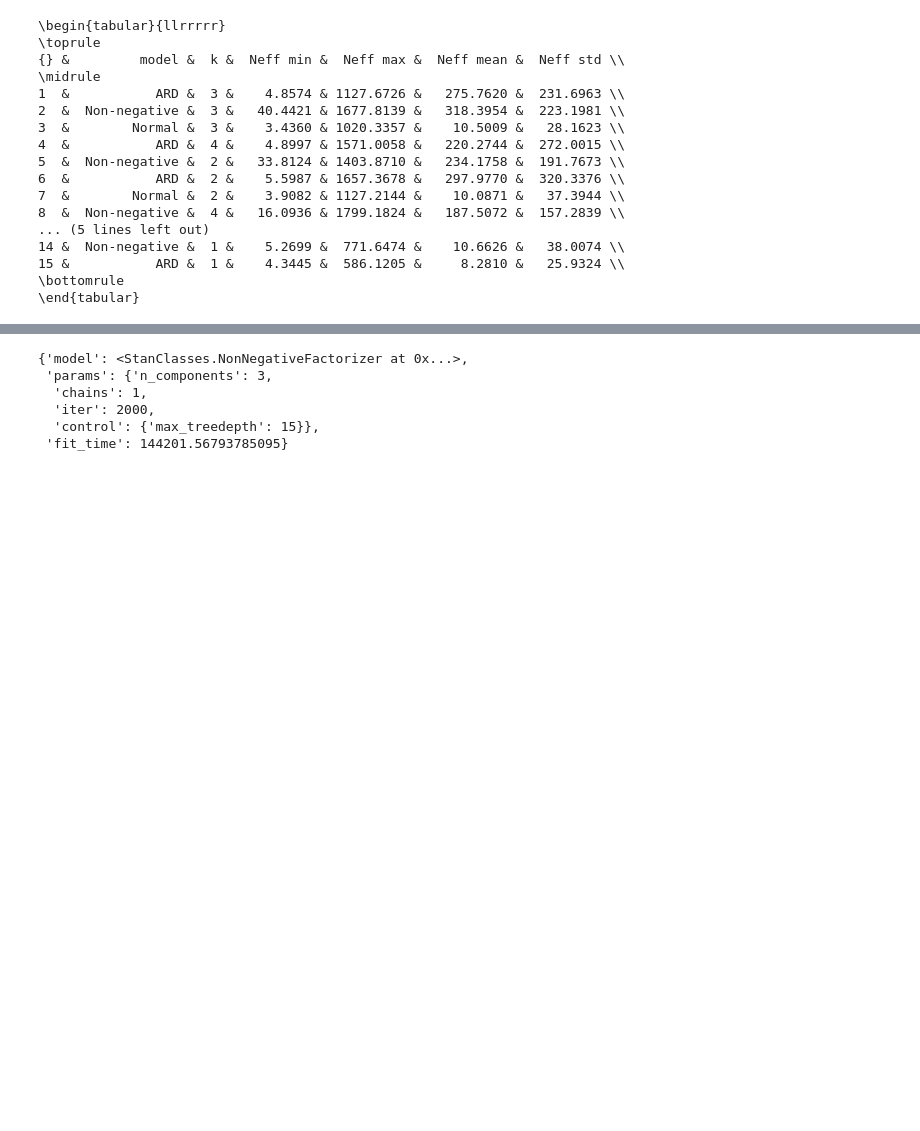
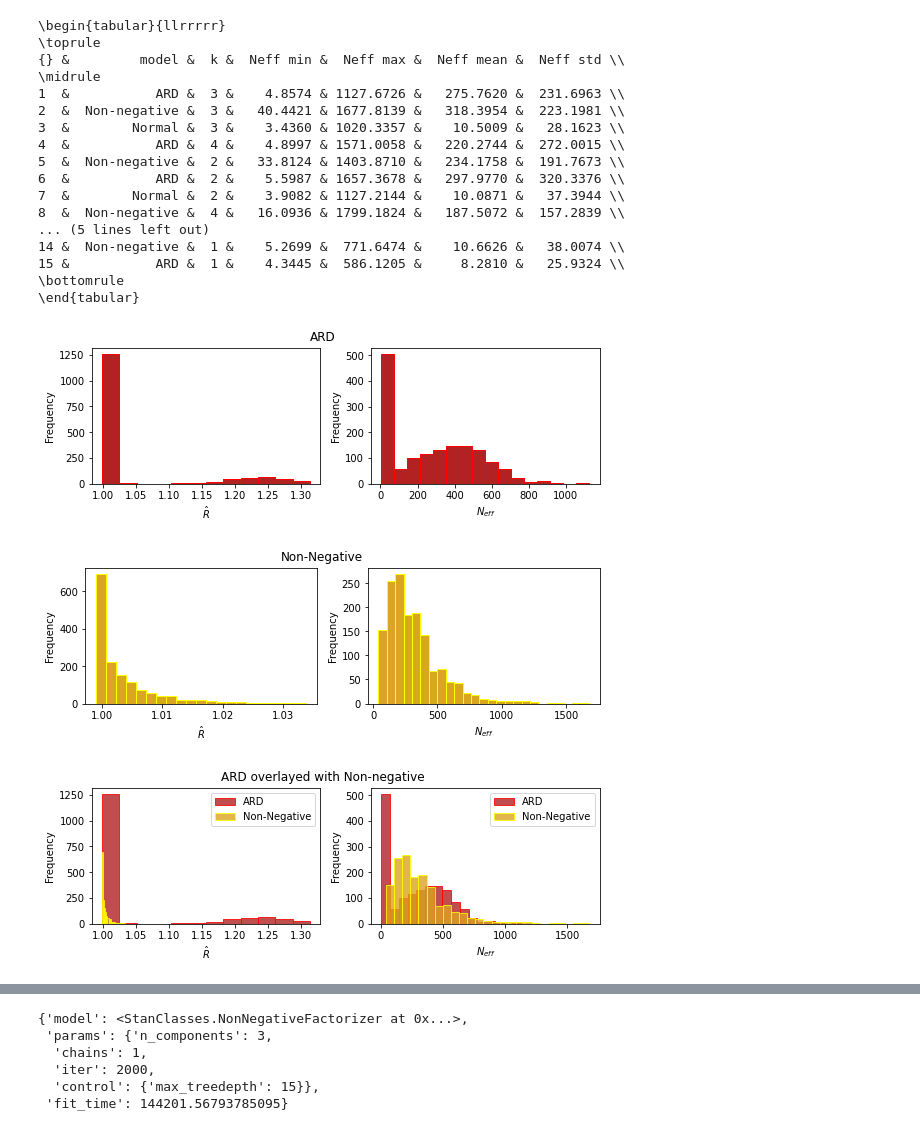
Before and after one commit to Napam/INF367A, a Jupyter notebook: Projects/Project2/StanProject.ipynb, the cells around one changed output, grey strips where cells are left out. Drawn from its saved outputs; the diff is of its cells as text; code cells hidden in the pictures; blank space fills up the shorter version.

```diff
--- a/Projects/Project2/StanProject.ipynb
+++ b/Projects/Project2/StanProject.ipynb
@@ -256,3 +256,46 @@ print(df_neff.set_index(pd.Series(range(1,16))).to_latex(float_format=lambda x:
 15 &           ARD &  1 &    4.3445 &  586.1205 &     8.2810 &   25.9324 \\
 \bottomrule
 \end{tabular}
+# %%
+ard_summary = df_hist.model.iloc[0].stanfit.summary()
+nmf_summary = df_hist.model.iloc[1].stanfit.summary()
+# %%
+def sumhist(s, suptitle=None, fig_axes=None, **kwargs):
+
+    if fig_axes is None:
+        fig, (ax_rhat, ax_neff) = plt.subplots(1,2,figsize=(8,3))
+    else:
+        fig, (ax_rhat, ax_neff) = fig_axes[0], fig_axes[1]
+
+    ax_rhat.hist(s['summary'][:,-1], **kwargs, bins='scott')
+    ax_rhat.set_ylabel('Frequency')
+    ax_rhat.set_xlabel(r'$\hat{R}$')
+
+    ax_neff.hist(s['summary'][:,-2], **kwargs, bins='scott')
+    ax_neff.set_ylabel('Frequency')
+    ax_neff.set_xlabel(r'$N_{eff}$')
+
+    if suptitle is not None:
+        fig.suptitle(suptitle)
+        fig.tight_layout(rect=[0, 0.05, 1, 0.95])
+
+sumhist(ard_summary, 'ARD', edgecolor='red', color='firebrick')
+# plt.savefig('ARD_hists.pdf')
+plt.show()
+sumhist(nmf_summary, 'Non-Negative', edgecolor='yellow', color='goldenrod')
+# plt.savefig('NMF_hists.pdf')
+plt.show()
+
+fig, axes = plt.subplots(1,2,figsize=(8,3))
+sumhist(ard_summary, fig_axes=(fig, axes), edgecolor='red', color='firebrick', alpha=0.8,
+        label='ARD')
+sumhist(nmf_summary, suptitle='ARD overlayed with Non-negative',fig_axes=(fig, axes),
+        edgecolor='yellow', color='goldenrod', alpha=0.8, label='Non-Negative')
+axes[0].legend()
+axes[1].legend()
+# plt.savefig('ARDNMF_hists.pdf')
+plt.show()
+# %% [output]
+[figure, added]
+[figure, added]
+[figure, added]
```
Also changed, not shown: parts of 21 cells of this notebook, 7 other files.
